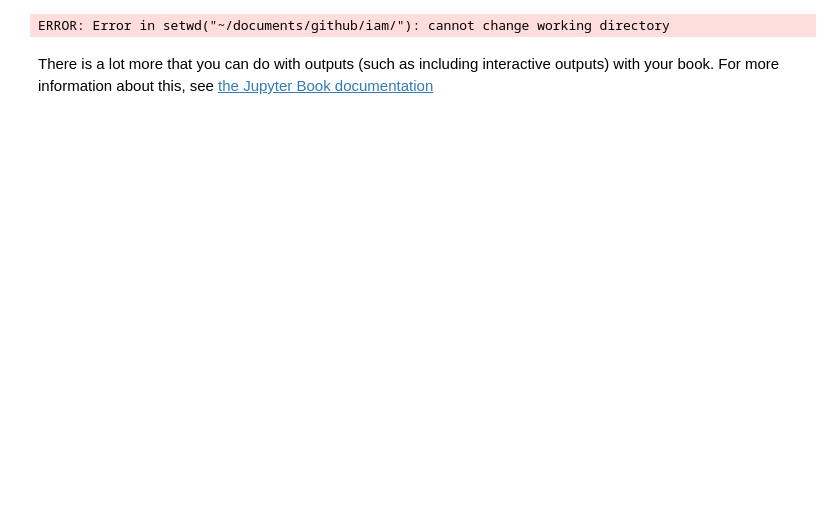
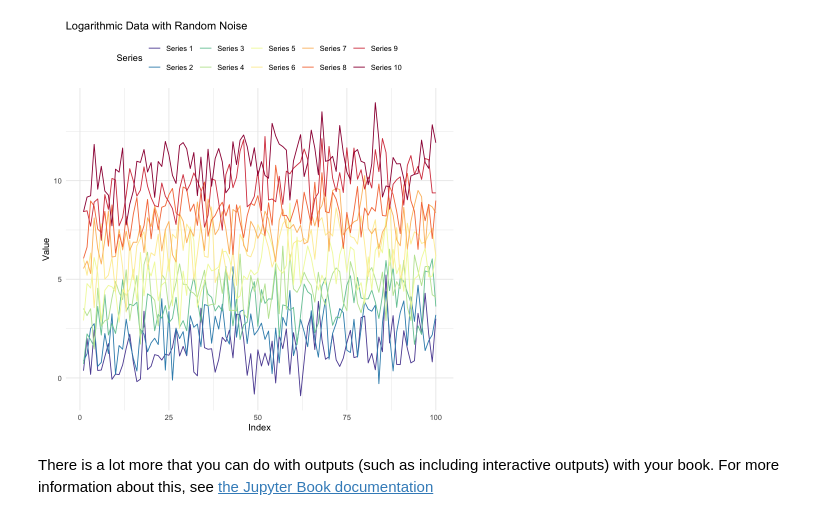
Before and after one commit to abikesa/worthy, a Jupyter notebook: _build/jupyter_execute/chapter2.ipynb, the cells around one changed output. Cells and saved outputs as stored; diff of their text form; code cells hidden in the pictures; blank space fills up the shorter version.

```diff
--- a/_build/jupyter_execute/chapter2.ipynb
+++ b/_build/jupyter_execute/chapter2.ipynb
@@ -6,7 +6,7 @@
 GPT-4o assisted translation of Python code from previous chapter
 # %%
 # Set working directory (adjust to your specific path)
-setwd("~/documents/github/iam/")
+setwd("~/documents/athena/jama/")
 
 # Install necessary packages if not already installed
 suppressWarnings({
@@ -27,34 +27,34 @@ set.seed(19680801)
 
 # Generate data
 N <- 10
 data <- sapply(0:(N-1), function(ii) log10(seq(1, 100, length.out = 100)) + rnorm(100) + ii)
 
 # Convert data to a data frame for ggplot2
 df <- as.data.frame(data)
 df$index <- 1:100
 df_long <- suppressWarnings(melt(df, id.vars = "index"))
 
 # Create a custom color palette
 colors <- colorRampPalette(rev(brewer.pal(11, "Spectral")))(N)
 
 # Plot the data
 p <- suppressWarnings(ggplot(df_long, aes(x = index, y = value, color = factor(variable))) +
   geom_line(size = 0.5) +
   scale_color_manual(values = colors, name = "Series",
                      labels = paste0("Series ", 1:N)) +
   theme_minimal() +
   theme(legend.position = "top") +
   labs(title = "Logarithmic Data with Random Noise",
        x = "Index",
        y = "Value"))
 
 # Display the plot
 suppressWarnings(print(p))
 
 # Save the plot with a wider aspect ratio
 suppressWarnings(ggsave("r.png", plot = p, width = 20, height = 10))
 # %% [output]
-ERROR: Error in setwd("~/documents/github/iam/"): cannot change working directory
+[figure, added]
 # %% [markdown]
 There is a lot more that you can do with outputs (such as including interactive outputs)
 with your book. For more information about this, see [the Jupyter Book documentation](https://jupyterbook.org)
```
Also changed, not shown: 19 other files.
